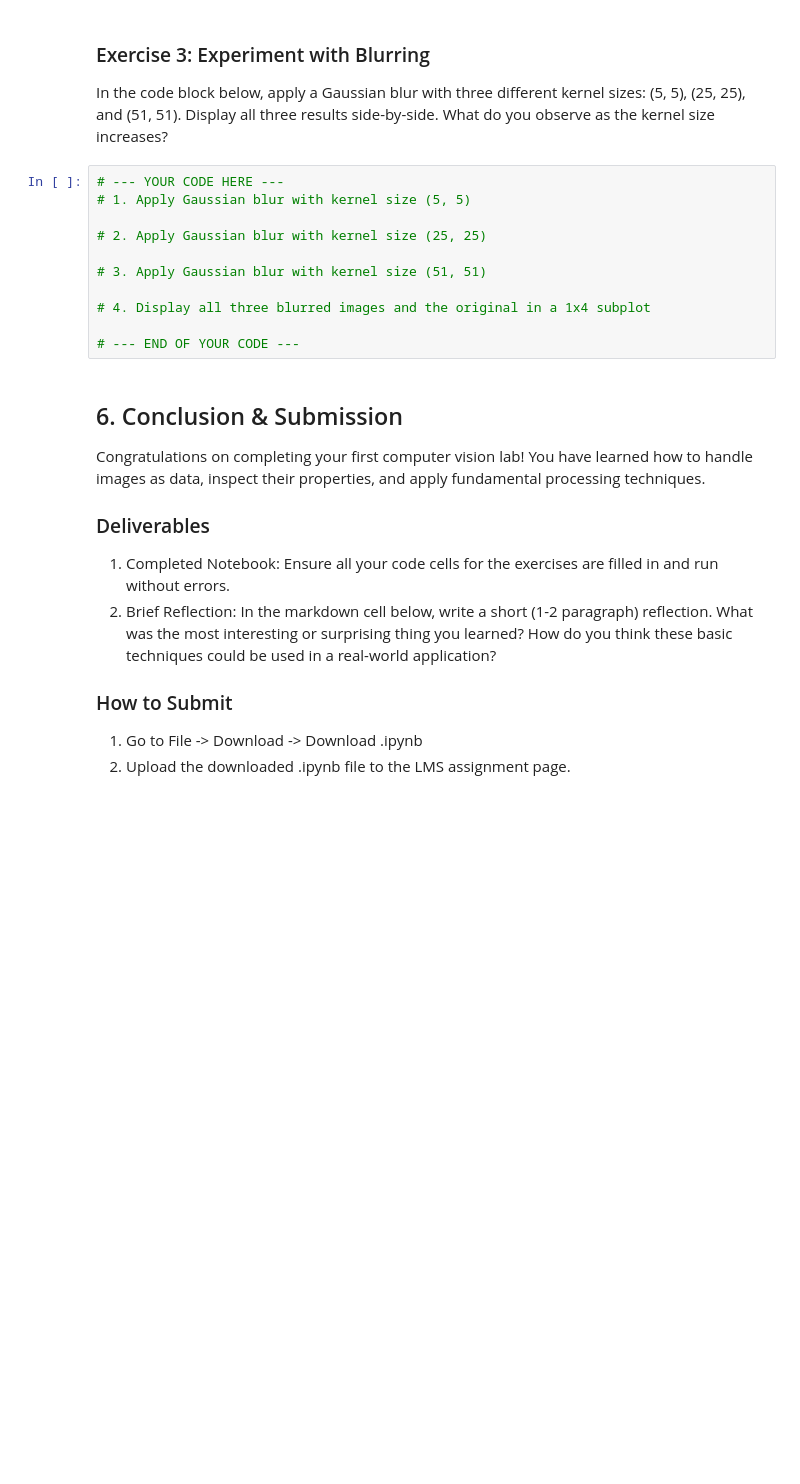
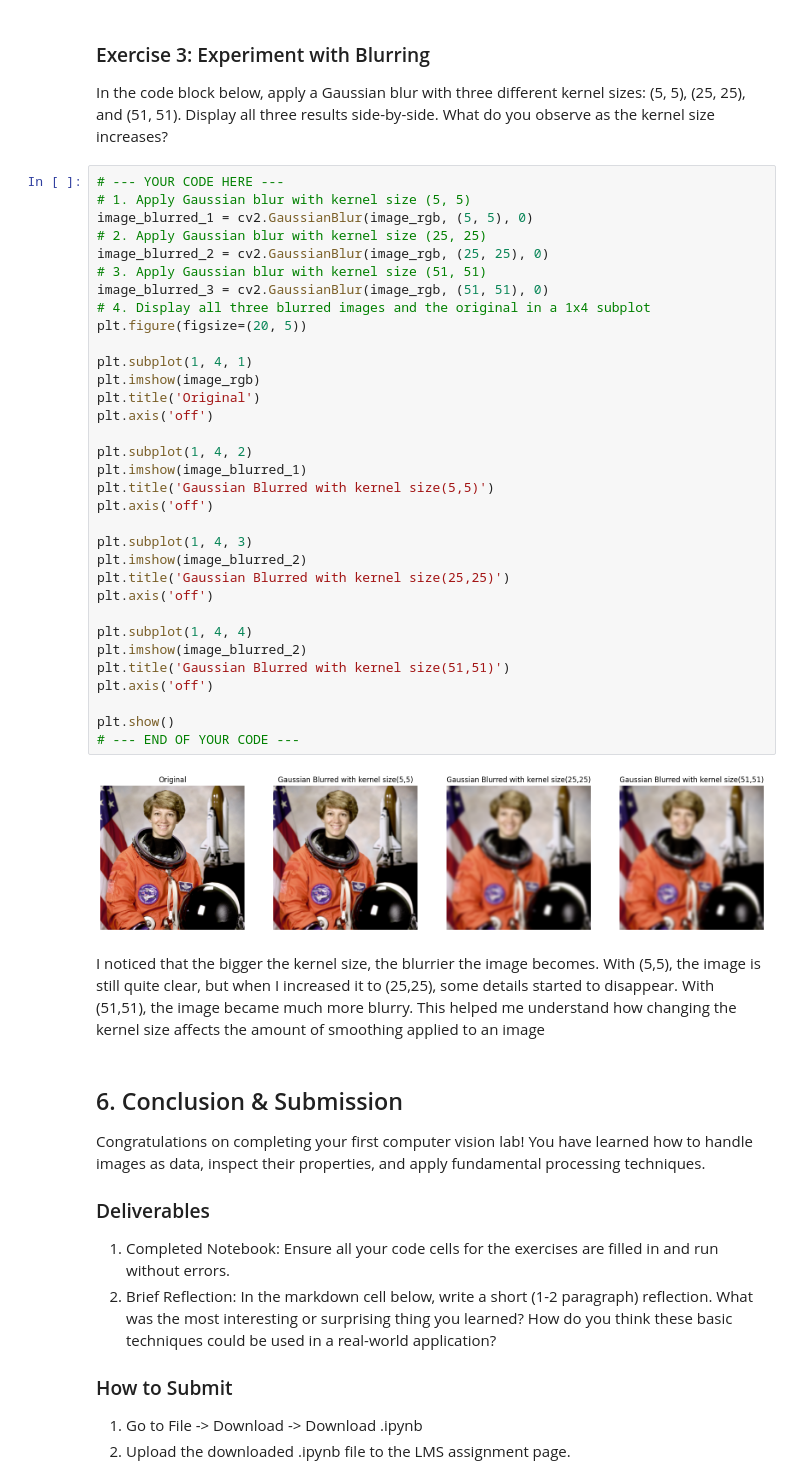
Before and after one commit to Raghadmoha/Image_processing, a Jupyter notebook: labs/lab-1a-image-processing/Lab_1A_Image_Processing1.ipynb, the cells around one changed output. Cells and saved outputs as stored; diff of their text form; blank space fills up the shorter version.

```diff
--- a/labs/lab-1a-image-processing/Lab_1A_Image_Processing1.ipynb
+++ b/labs/lab-1a-image-processing/Lab_1A_Image_Processing1.ipynb
@@ -180,14 +205,44 @@ In the code block below, apply a Gaussian blur with three different kernel sizes
 # %%
 # --- YOUR CODE HERE ---
 # 1. Apply Gaussian blur with kernel size (5, 5)
+image_blurred_1 = cv2.GaussianBlur(image_rgb, (5, 5), 0)
+# 2. Apply Gaussian blur with kernel size (25, 25)
+image_blurred_2 = cv2.GaussianBlur(image_rgb, (25, 25), 0)
+# 3. Apply Gaussian blur with kernel size (51, 51)
+image_blurred_3 = cv2.GaussianBlur(image_rgb, (51, 51), 0)
+# 4. Display all three blurred images and the original in a 1x4 subplot
+plt.figure(figsize=(20, 5))
 
-# 2. Apply Gaussian blur with kernel size (25, 25)
+plt.subplot(1, 4, 1)
+plt.imshow(image_rgb)
+plt.title('Original')
+plt.axis('off')
 
-# 3. Apply Gaussian blur with kernel size (51, 51)
+plt.subplot(1, 4, 2)
+plt.imshow(image_blurred_1)
+plt.title('Gaussian Blurred with kernel size(5,5)')
+plt.axis('off')
 
-# 4. Display all three blurred images and the original in a 1x4 subplot
+plt.subplot(1, 4, 3)
+plt.imshow(image_blurred_2)
+plt.title('Gaussian Blurred with kernel size(25,25)')
+plt.axis('off')
 
+plt.subplot(1, 4, 4)
+plt.imshow(image_blurred_2)
+plt.title('Gaussian Blurred with kernel size(51,51)')
+plt.axis('off')
+
+plt.show()
 # --- END OF YOUR CODE ---
+# %% [output]
+[figure, added]
+# %% [markdown]
+I noticed that the bigger the kernel size, the blurrier the image becomes.
+With (5,5), the image is still quite clear,
+but when I increased it to (25,25), some details started to disappear.
+With (51,51), the image became much more blurry.
+This helped me understand how changing the kernel size affects the amount of smoothing applied to an image
 # %% [markdown]
 ## 6. Conclusion & Submission
 
```
Also changed, not shown: parts of 8 cells of this notebook.
